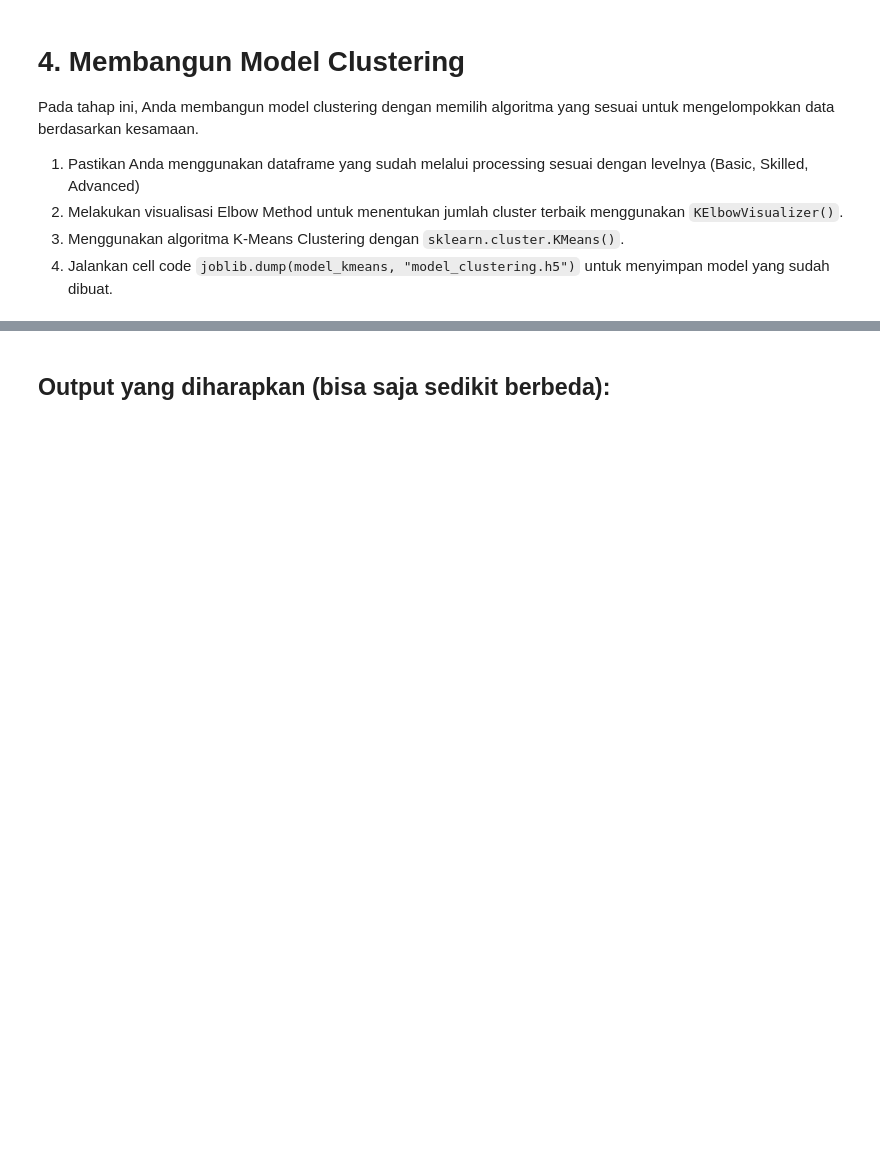
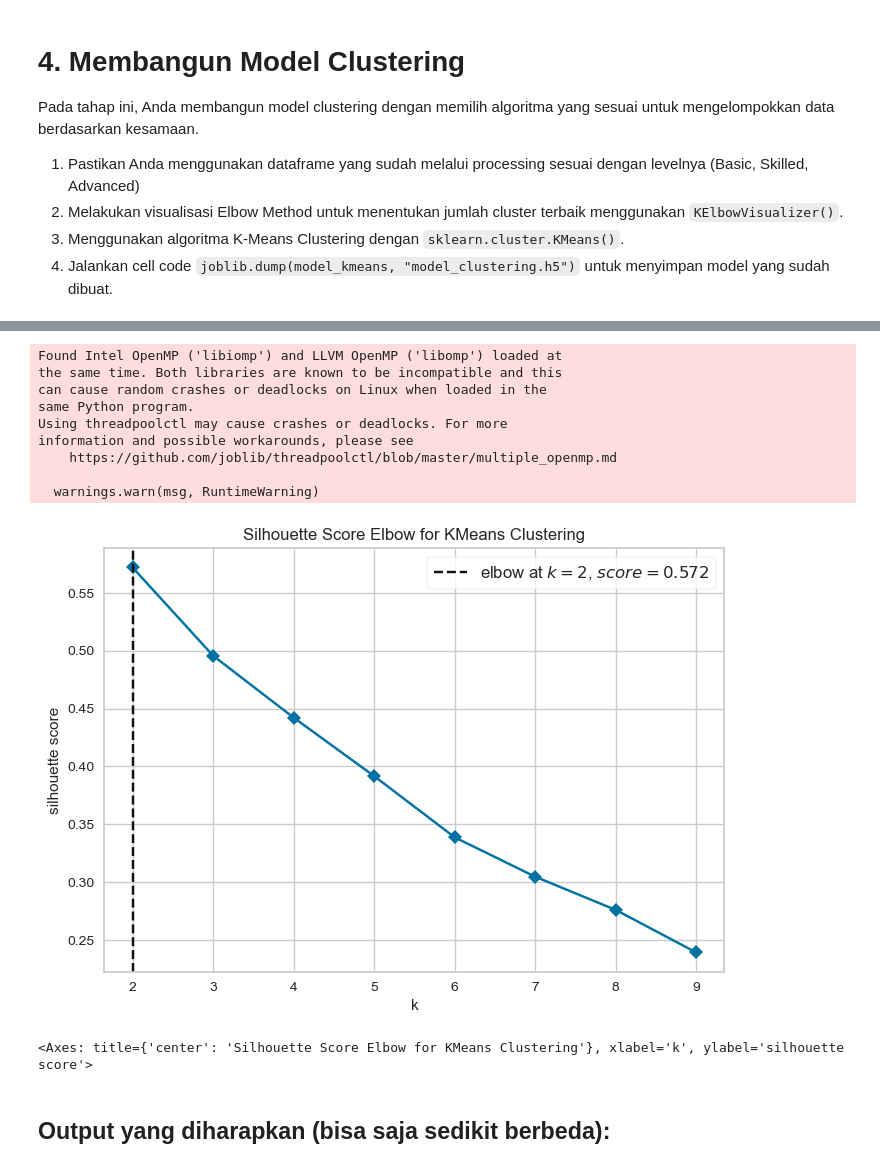
Before and after one commit to girifrmnsyh/fraud-detection-codingcamp, a Jupyter notebook: [Clustering]_Submission_Akhir_BMLP_Giri.ipynb, the cells around one changed output, grey strips where cells are left out. Cells and saved outputs as stored; diff of their text form; code cells hidden in the pictures; blank space fills up the shorter version.

Commit message:
100% Clustering

```diff
--- a/[Clustering]_Submission_Akhir_BMLP_Giri.ipynb
+++ b/[Clustering]_Submission_Akhir_BMLP_Giri.ipynb
@@ -156,14 +156,3 @@ df.describe()
 **Biarkan kosong jika tidak menerapkan kriteria skilled**
 
 **Apabila ingin menerapkan Advanced, pastikan seluruh visualisasi tidak ada yang overlap**
-# %%
-# melihat unique n value dari setiap kolom
-for i,col in enumerate(df.columns):
-    nunique = df[col].nunique()
-    print(f'{i+1}. {col} ==> {nunique}')
-    if nunique <= 10:
-        print(df[col].unique())
-        print()
-    else:
-        print()
-        continue
@@ -526,12 +493,12 @@ df.describe()
 ### MULAI CODE ###
 
 # Buat (instantiate) StandardScaler
-scaler = ________()
+scaler = StandardScaler()
 
 # Terapkan (fit) scaler ke data dan sekaligus ubah (transform) data tersebut
-df[numerical_cols] = scaler.________(df[numerical_cols])
+df[numerical_cols] = scaler.fit_transform(df[numerical_cols])
 
 # Tampilkan 5 baris pertama untuk memverifikasi hasil scaling
-df.________()
+df.head()
 
 ### SELESAI CODE ###
@@ -552,27 +526,27 @@ df.________()
 ### MULAI CODE ###
 
 # Tentukan kolom numerik yang ingin Anda kelompokkan
-col_to_bin = '________'  # (Isi dengan 'CustomerAge' atau kolom numerik lain)
+col_to_bin = 'CustomerAge'  # (Isi dengan 'CustomerAge' atau kolom numerik lain)
 
 # Tentukan nama untuk kolom kategori baru
-new_col_name = '________'
+new_col_name = 'AgeGroup'
 
 # Tentukan label untuk 3 grup (Anda dapat menentukan nama label-nya sendiri)
 # Mulai dari rendah --> sedang --> tinggi
-bin_labels = ['________', '________', '________']
+bin_labels = ['Low', 'Medium', 'High']
 
 # Gunakan 'pd.qcut' untuk membagi data menjadi 3 kelompok
-df[new_col_name] = pd.________(df[col_to_bin], q=3, labels=bin_labels, duplicates='drop')
+df[new_col_name] = pd.qcut(df[col_to_bin], q=3, labels=bin_labels, duplicates='drop')
 
 # Lakukan Label Encoding pada kolom baru ini agar menjadi numerik
-label_encoder = ________()
-df[new_col_name] = label_encoder.________(df[new_col_name])
+label_encoder = LabelEncoder()
+df[new_col_name] = label_encoder.fit_transform(df[new_col_name])
 
 # Simpan encoder dan tambahkan nama kolom baru ke 'categorical_cols'
 encoders[new_col_name] = label_encoder
 categorical_cols.extend([new_col_name])
 
 # Tampilkan 5 baris pertama untuk memverifikasi
-df.________()
+df.head()
 
 ### SELESAI CODE ###
@@ -600,27 +591,39 @@ df_used.________()
 # %%
 # Melakukan visualisasi Elbow Method menggunakan KElbowVisualizer()
 
 # Buat (instantiate) model clustering
 model = KMeans()
 
 ### MULAI CODE ###
 
 # Buat (instantiate) KElbowVisualizer
 #  - Masukkan 'model' yang akan digunakan
 #  - Tentukan jumlah cluster yang akan diuji (range 2 sampai 10)
 #  - Tentukan 'metric' evaluasi
-visualizer = ________(________,
-                       ________=(2,10),
-                       ________='silhouette',
+visualizer = KElbowVisualizer(model,
+                       k=(2,10),
+                       metric='silhouette',
                        timings=False)
 
 # Jalankan (fit) visualizer pada data
-visualizer.________(df)
+visualizer.fit(df)
 
 # Tampilkan plot
-visualizer.________()
+visualizer.show()
 
 ### SELESAI CODE ###
+# %% [output]
+Found Intel OpenMP ('libiomp') and LLVM OpenMP ('libomp') loaded at
+the same time. Both libraries are known to be incompatible and this
+can cause random crashes or deadlocks on Linux when loaded in the
+same Python program.
+Using threadpoolctl may cause crashes or deadlocks. For more
+information and possible workarounds, please see
+    https://github.com/joblib/threadpoolctl/blob/master/multiple_openmp.md
+
+  warnings.warn(msg, RuntimeWarning)
+[figure, added]
+<Axes: title={'center': 'Silhouette Score Elbow for KMeans Clustering'}, xlabel='k', ylabel='silhouette score'>
 # %% [markdown]
 ## **Output yang diharapkan** (bisa saja sedikit berbeda)**:**
 # %% [markdown]
```
Also changed, not shown: parts of 19 cells of this notebook, 4 other files.
